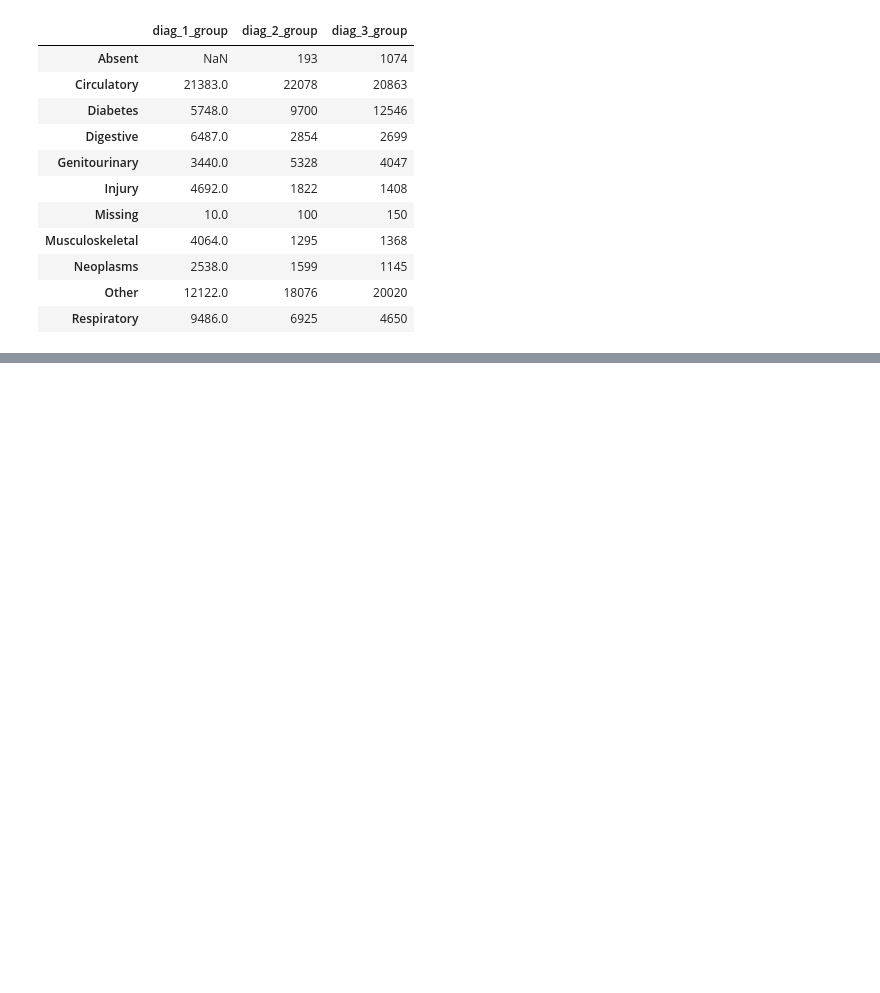
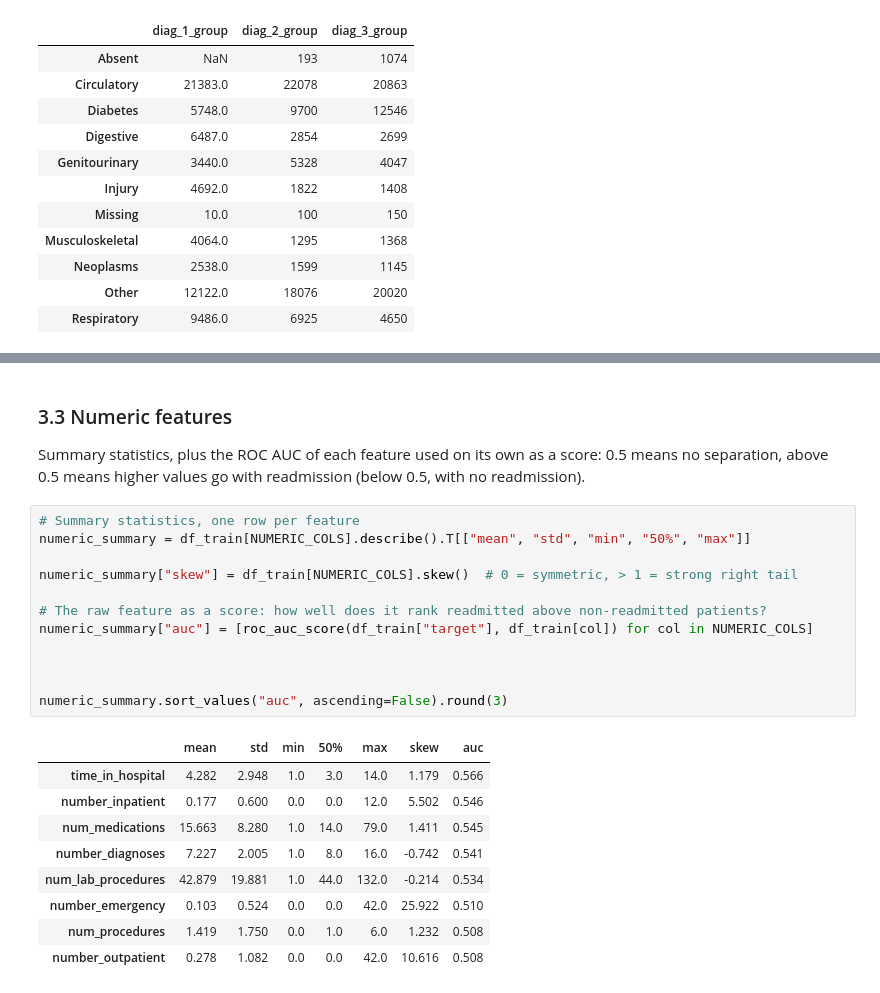
Before and after one commit to gigifumagalli/diabetes-readmission, a Jupyter notebook: notebooks/01_scoping_eda.ipynb, the cells around one changed output, grey strips where cells are left out. Saved outputs shown, nothing was run; the diff lists cells and outputs as text; blank space fills up the shorter version.

```diff
--- a/notebooks/01_scoping_eda.ipynb
+++ b/notebooks/01_scoping_eda.ipynb
@@ -428,0 +488,27 @@ df[[f"{col}_group" for col in DIAG_COLS]].apply(pd.Series.value_counts)
+# %% [markdown]
+### 3.3 Numeric features
+
+Summary statistics, plus the ROC AUC of each feature used on its own as a score: 0.5 means no separation,
+above 0.5 means higher values go with readmission (below 0.5, with no readmission).
+# %%
+# Summary statistics, one row per feature
+numeric_summary = df_train[NUMERIC_COLS].describe().T[["mean", "std", "min", "50%", "max"]]
+
+numeric_summary["skew"] = df_train[NUMERIC_COLS].skew()  # 0 = symmetric, > 1 = strong right tail
+
+# The raw feature as a score: how well does it rank readmitted above non-readmitted patients?
+numeric_summary["auc"] = [roc_auc_score(df_train["target"], df_train[col]) for col in NUMERIC_COLS]
+
+
+
+numeric_summary.sort_values("auc", ascending=False).round(3)
+# %% [output]
+|  | mean | std | min | 50% | max | skew | auc |
+| time_in_hospital | 4.282 | 2.948 | 1.0 | 3.0 | 14.0 | 1.179 | 0.566 |
+| number_inpatient | 0.177 | 0.600 | 0.0 | 0.0 | 12.0 | 5.502 | 0.546 |
+| num_medications | 15.663 | 8.280 | 1.0 | 14.0 | 79.0 | 1.411 | 0.545 |
+| number_diagnoses | 7.227 | 2.005 | 1.0 | 8.0 | 16.0 | -0.742 | 0.541 |
+| num_lab_procedures | 42.879 | 19.881 | 1.0 | 44.0 | 132.0 | -0.214 | 0.534 |
+| number_emergency | 0.103 | 0.524 | 0.0 | 0.0 | 42.0 | 25.922 | 0.510 |
+| num_procedures | 1.419 | 1.750 | 0.0 | 1.0 | 6.0 | 1.232 | 0.508 |
+| number_outpatient | 0.278 | 1.082 | 0.0 | 0.0 | 42.0 | 10.616 | 0.508 |
```
Also changed, not shown: parts of 9 cells of this notebook.
